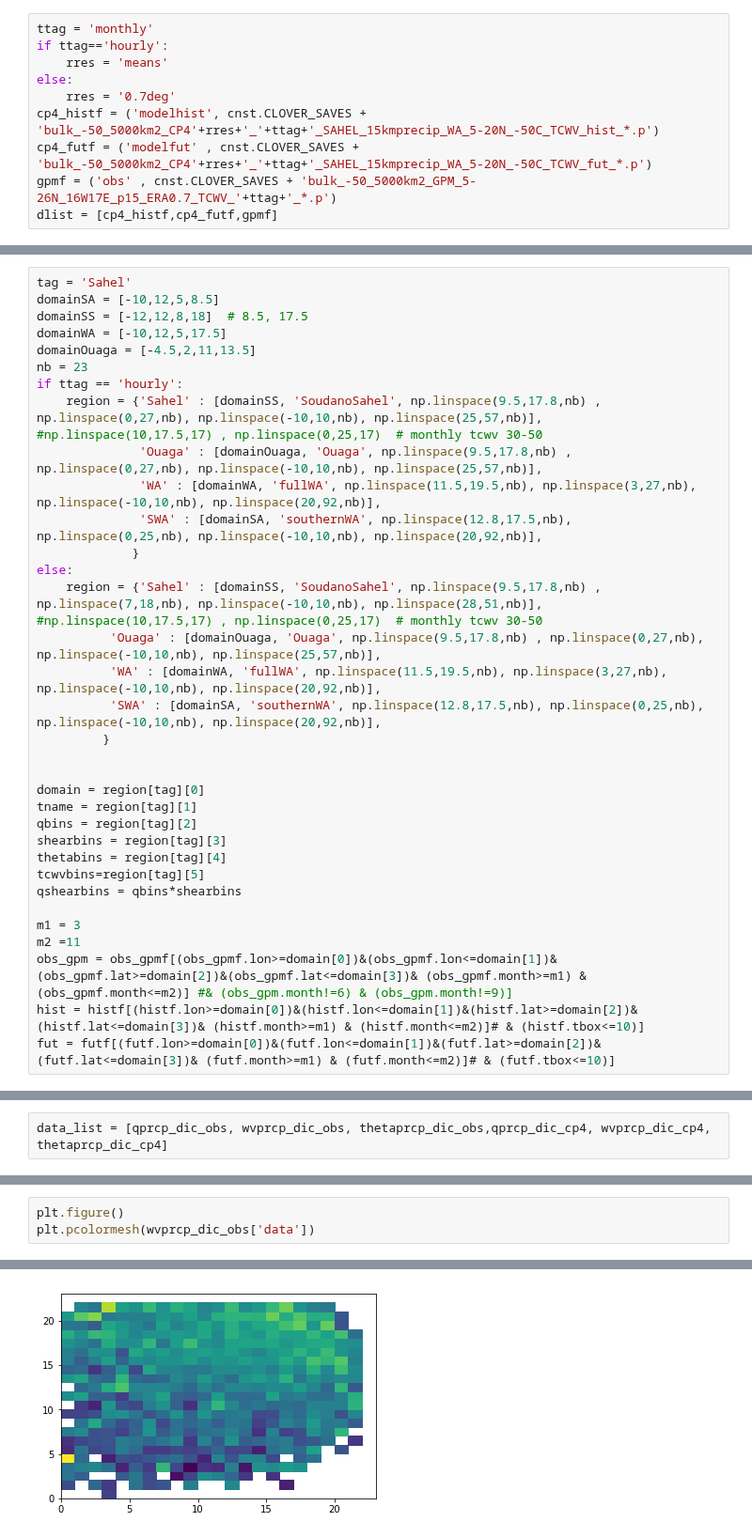
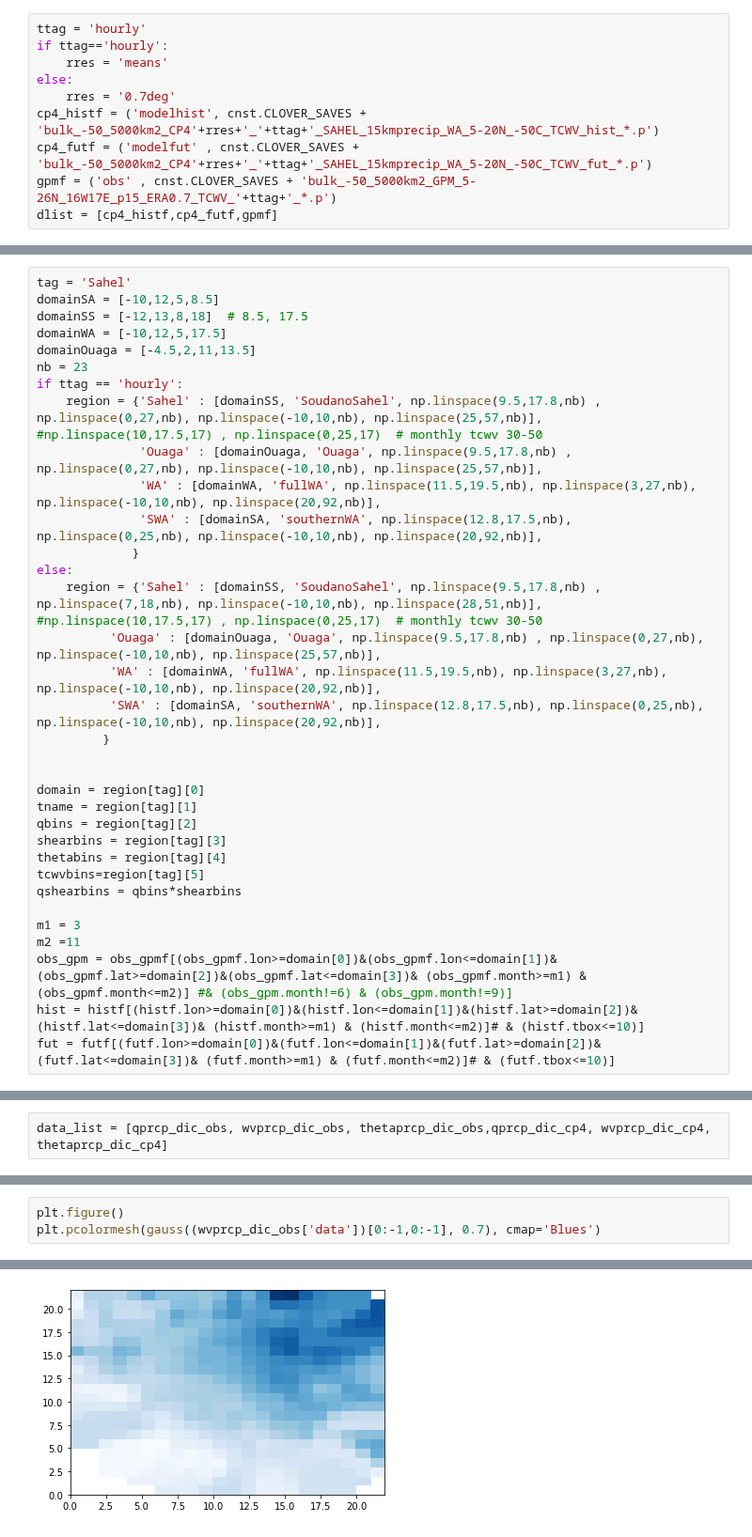
Before and after one commit to cornkle/proj_CEH, a Jupyter notebook: notebooks/ENDGAME_scatter_CP4vsOBS_Fig01.ipynb, the cells around one changed output, grey strips where cells are left out. Shown at 94% size. Saved outputs shown, nothing was run; the diff lists cells and outputs as text.

Commit message:
Endgame new Sahel domain CP4

```diff
--- a/notebooks/ENDGAME_scatter_CP4vsOBS_Fig01.ipynb
+++ b/notebooks/ENDGAME_scatter_CP4vsOBS_Fig01.ipynb
@@ -223,7 +223,7 @@ def create_dic_model(dic):
     obs = pd.DataFrame(obs_pcp)
     return obs
 # %%
-ttag = 'monthly'
+ttag = 'hourly'
 if ttag=='hourly':
     rres = 'means'
 else:
@@ -310,7 +310,7 @@ print(np.min(obs_gpmf.lon))
 # %%
 tag = 'Sahel'
 domainSA = [-10,12,5,8.5]
-domainSS = [-12,12,8,18]  # 8.5, 17.5
+domainSS = [-12,13,8,18]  # 8.5, 17.5
 domainWA = [-10,12,5,17.5]
 domainOuaga = [-4.5,2,11,13.5]
 nb = 23
@@ -962,7 +971,7 @@ def hist2d_duo(ax, dat, valid=False):
     cbar.set_label(dat['cbarlabel'])
 # %%
 plt.figure()
-plt.pcolormesh(wvprcp_dic_obs['data'])
+plt.pcolormesh(gauss((wvprcp_dic_obs['data'])[0:-1,0:-1], 0.7), cmap='Blues')
 # %% [output]
 <matplotlib.collections.QuadMesh at 0x...>
-[figure, old version]
+[figure, new version]
```
Also changed, not shown: parts of 27 cells of this notebook, 38 other files.
